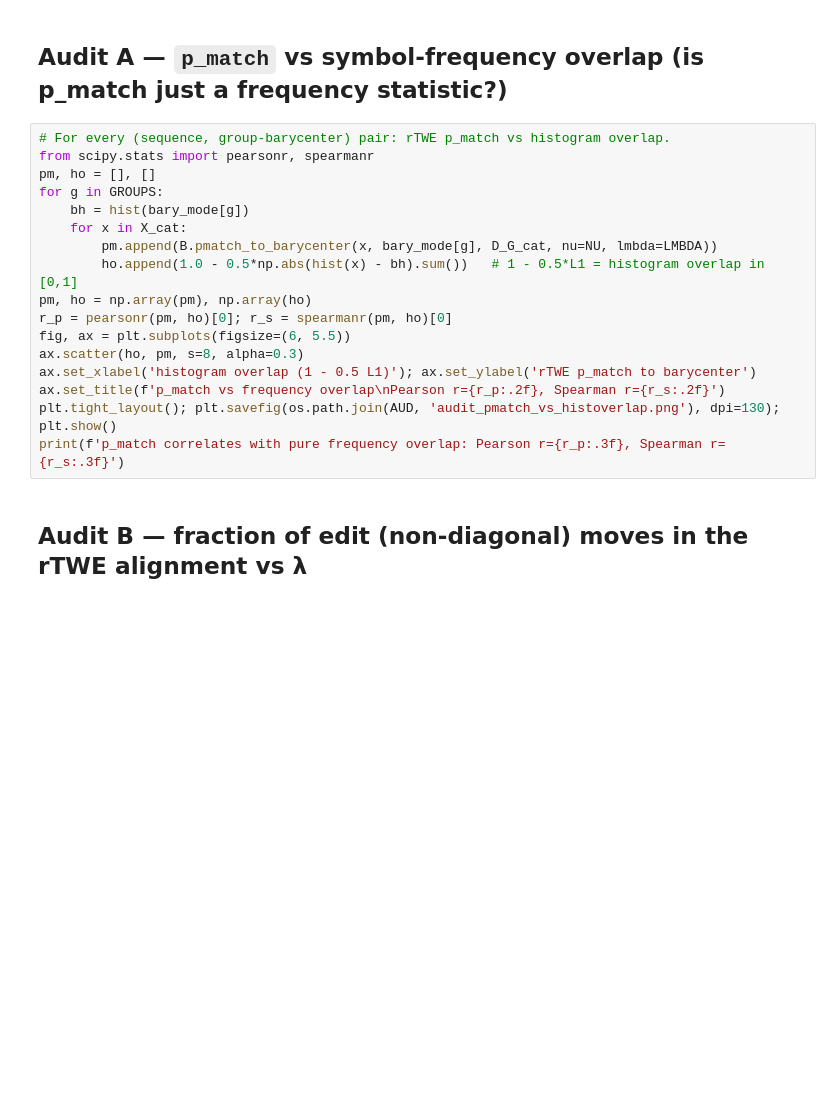
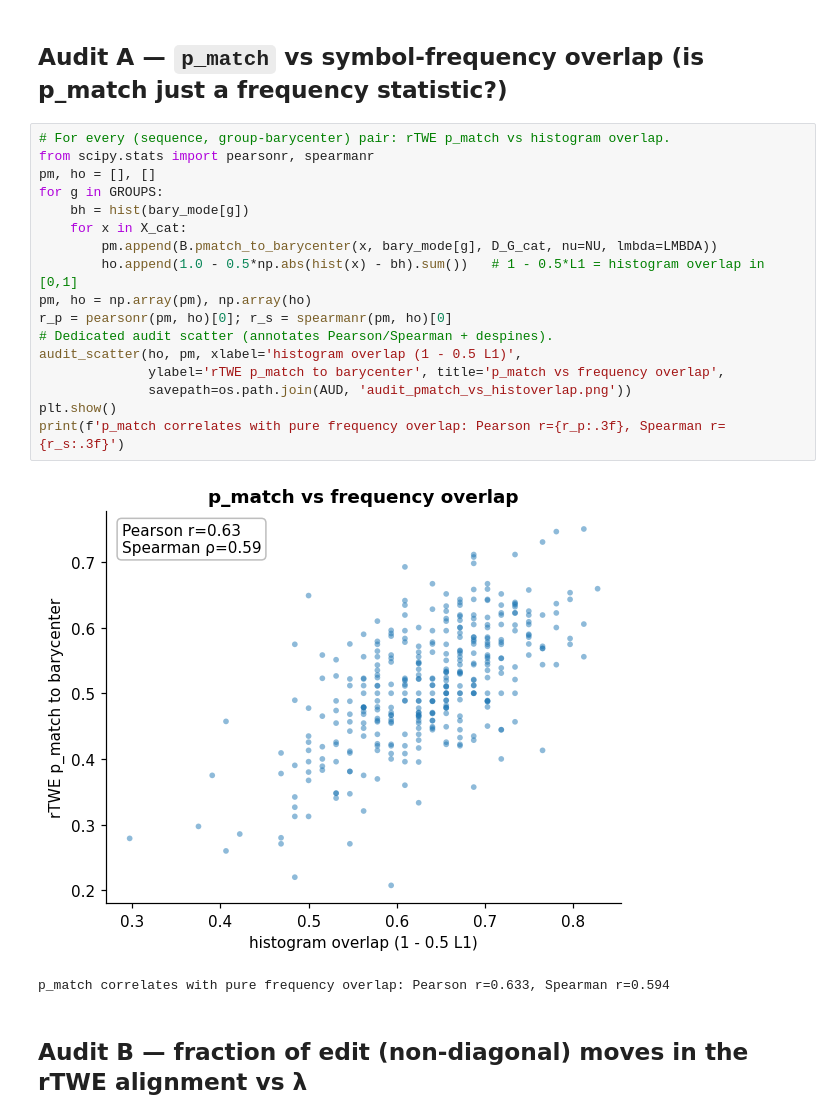
Before and after one commit to samperochon/smartflat, a Jupyter notebook: notebooks/06d_audit_and_experiments.ipynb, the cells around one changed output. Drawn from its saved outputs; the diff is of its cells as text; blank space fills up the shorter version.

```diff
--- a/notebooks/06d_audit_and_experiments.ipynb
+++ b/notebooks/06d_audit_and_experiments.ipynb
@@ -61,20 +76,23 @@ def hist(x, G=G28):
 # %%
 # For every (sequence, group-barycenter) pair: rTWE p_match vs histogram overlap.
 from scipy.stats import pearsonr, spearmanr
 pm, ho = [], []
 for g in GROUPS:
     bh = hist(bary_mode[g])
     for x in X_cat:
         pm.append(B.pmatch_to_barycenter(x, bary_mode[g], D_G_cat, nu=NU, lmbda=LMBDA))
         ho.append(1.0 - 0.5*np.abs(hist(x) - bh).sum())   # 1 - 0.5*L1 = histogram overlap in [0,1]
 pm, ho = np.array(pm), np.array(ho)
 r_p = pearsonr(pm, ho)[0]; r_s = spearmanr(pm, ho)[0]
-fig, ax = plt.subplots(figsize=(6, 5.5))
-ax.scatter(ho, pm, s=8, alpha=0.3)
-ax.set_xlabel('histogram overlap (1 - 0.5 L1)'); ax.set_ylabel('rTWE p_match to barycenter')
-ax.set_title(f'p_match vs frequency overlap\nPearson r={r_p:.2f}, Spearman r={r_s:.2f}')
-plt.tight_layout(); plt.savefig(os.path.join(AUD, 'audit_pmatch_vs_histoverlap.png'), dpi=130); plt.show()
+# Dedicated audit scatter (annotates Pearson/Spearman + despines).
+audit_scatter(ho, pm, xlabel='histogram overlap (1 - 0.5 L1)',
+              ylabel='rTWE p_match to barycenter', title='p_match vs frequency overlap',
+              savepath=os.path.join(AUD, 'audit_pmatch_vs_histoverlap.png'))
+plt.show()
 print(f'p_match correlates with pure frequency overlap: Pearson r={r_p:.3f}, Spearman r={r_s:.3f}')
+# %% [output]
+[figure, added]
+p_match correlates with pure frequency overlap: Pearson r=0.633, Spearman r=0.594
 # %% [markdown]
 ## Audit B — fraction of edit (non-diagonal) moves in the rTWE alignment vs λ
 # %%
```
Also changed, not shown: parts of 11 cells of this notebook, 6 other files.
